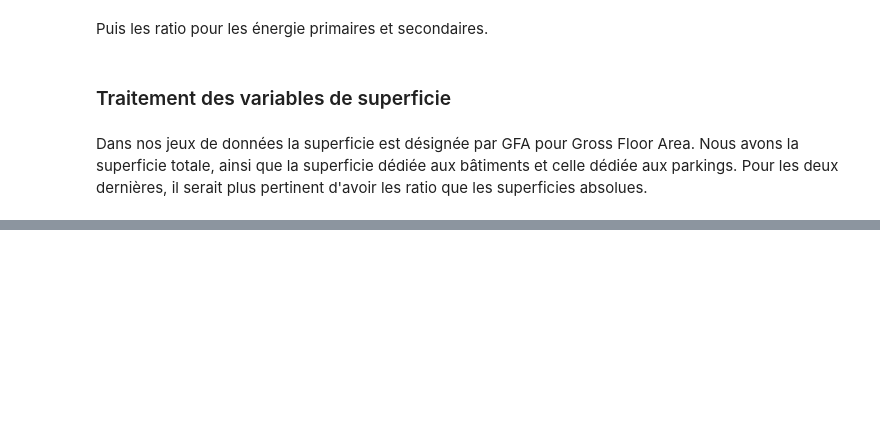
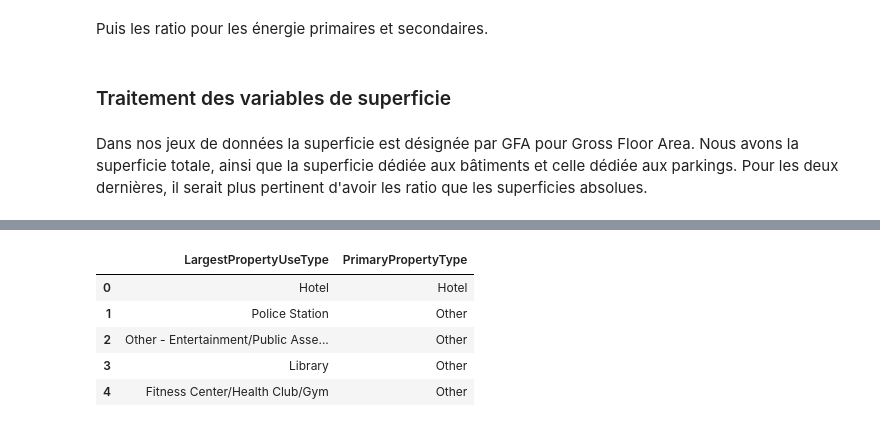
Before and after one commit to Pierre-Eloi/OC_DS_Project4, a Jupyter notebook: Project4_Feature_Engineering.ipynb, the cells around one changed output, grey strips where cells are left out. Saved outputs shown, nothing was run; the diff lists cells and outputs as text; code cells hidden in the pictures; blank space fills up the shorter version.

```diff
--- a/Project4_Feature_Engineering.ipynb
+++ b/Project4_Feature_Engineering.ipynb
@@ -325,0 +254,12 @@ Dans nos jeux de donnée, nous pouvons voir certaines variables avec *WN* à la
+# %%
+associative_df = data_2015[['LargestPropertyUseType', 'PrimaryPropertyType']].dropna()
+associative_df.drop_duplicates(inplace=True)
+associative_df.reset_index(drop=True, inplace=True)
+associative_df.head()
+# %% [output]
+|  | LargestPropertyUseType | PrimaryPropertyType |
+| 0 | Hotel | Hotel |
+| 1 | Police Station | Other |
+| 2 | Other - Entertainment/Public Asse... | Other |
+| 3 | Library | Other |
+| 4 | Fitness Center/Health Club/Gym | Other |
```
Also changed, not shown: parts of 30 cells of this notebook, 2 other files.
